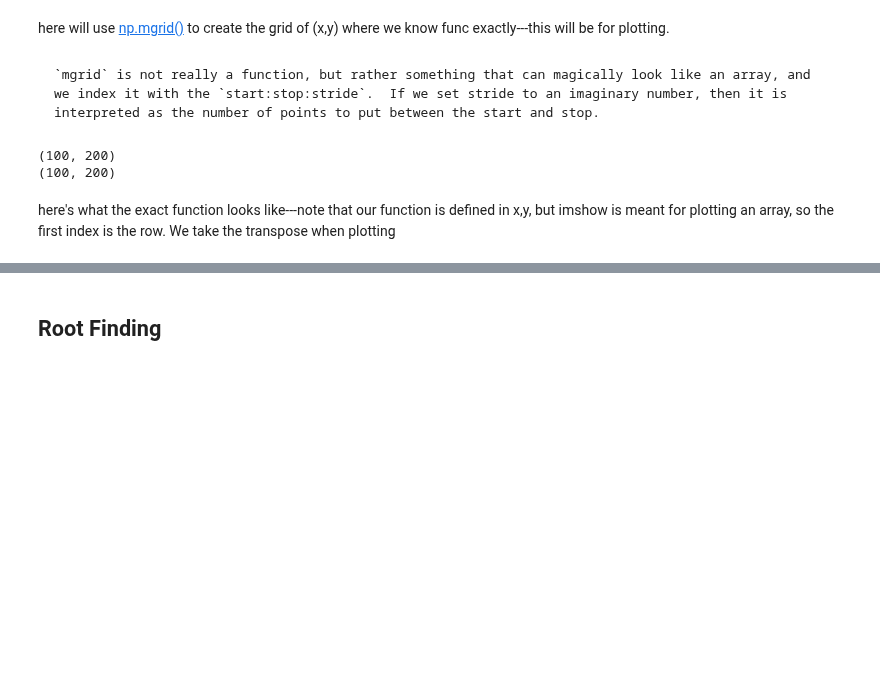
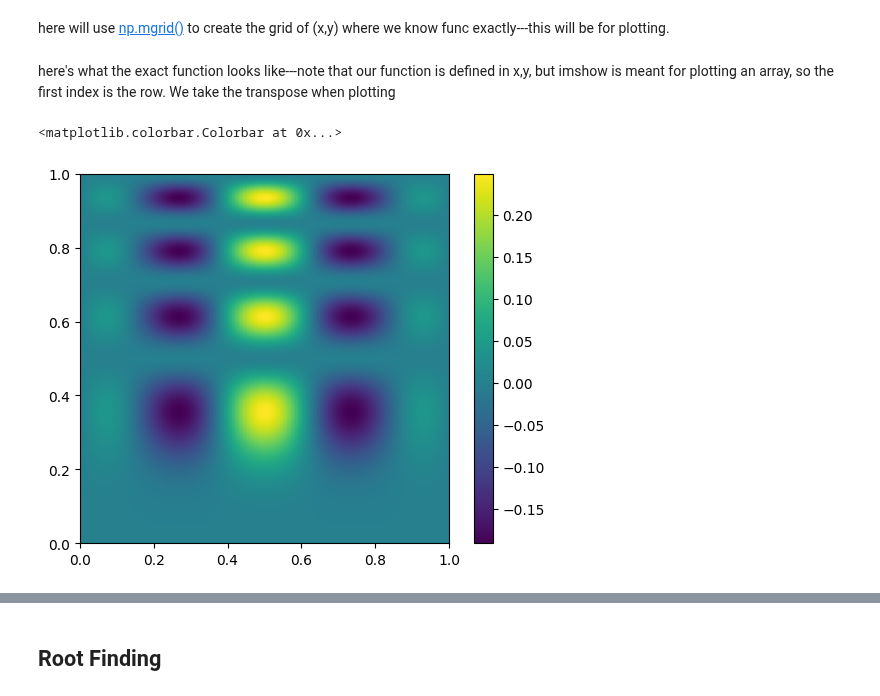
Before and after one commit to sbu-python-class/python-science, a Jupyter notebook: content/05-scipy/scipy-basics.ipynb, the cells around one changed output, grey strips where cells are left out. Saved outputs shown, nothing was run; the diff lists cells and outputs as text; code cells hidden in the pictures; blank space fills up the shorter version.

````diff
--- a/content/05-scipy/scipy-basics.ipynb
+++ b/content/05-scipy/scipy-basics.ipynb
@@ -239,7 +239,3 @@ def func(x, y):
     return x*(1-x)*np.cos(4*np.pi*x) * np.sin(4*np.pi*y**2)**2
 # %% [markdown]
 here will use [np.mgrid()](https://numpy.org/doc/2.2/reference/generated/numpy.mgrid.html) to create the grid of (x,y) where we know func exactly---this will be for plotting.
-# %% [markdown]
-```{note}
-`mgrid` is not really a function, but rather something that can magically look like an array, and we index it with the `start:stop:stride`.  If we set stride to an imaginary number, then it is interpreted as the number of points to put between the start and stop.
-```
@@ -248,6 +241,0 @@ grid_x, grid_y = np.mgrid[0:1:100j, 0:1:200j]
-# %%
-print(grid_x.shape)
-print(grid_y.shape)
-# %% [output]
-(100, 200)
-(100, 200)
@@ -254,2 +250,10 @@ print(grid_y.shape)
 # %% [markdown]
 here's what the exact function looks like---note that our function is defined in x,y, but imshow is meant for plotting an array, so the first index is the row.  We take the transpose when plotting
+# %%
+fig, ax = plt.subplots()
+data = func(x, y)
+im = ax.imshow(data.T, extent=(0, 1, 0, 1), origin="lower")
+fig.colorbar(im, ax=ax)
+# %% [output]
+<matplotlib.colorbar.Colorbar at 0x...>
+[figure, added]
````
Also changed, not shown: parts of 21 cells of this notebook.
